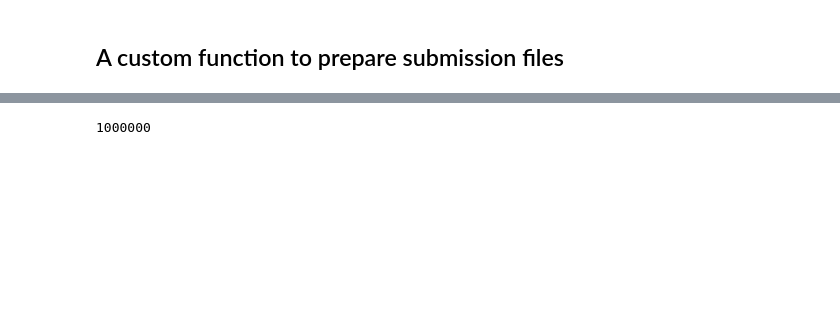
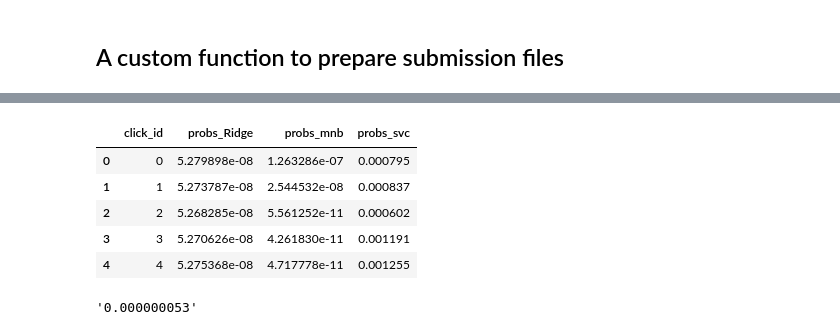
Before and after one commit to ayguno/User-click-detection-predictive-modeling, a Jupyter notebook: User-click-detection-predictive-modeling.ipynb, the cells around one changed output, grey strips where cells are left out. Saved outputs shown, nothing was run; the diff lists cells and outputs as text; code cells hidden in the pictures; blank space fills up the shorter version.

```diff
--- a/User-click-detection-predictive-modeling.ipynb
+++ b/User-click-detection-predictive-modeling.ipynb
@@ -1177,5 +1386,16 @@ def prepare_submission(predictions,filename = "new_submission"):
 # %%
 import numpy as np
-10**6
+prediction_frames.head()
 # %% [output]
-1000000
+|  | click_id | probs_Ridge | probs_mnb | probs_svc |
+| 0 | 0 | 5.279898e-08 | 1.263286e-07 | 0.000795 |
+| 1 | 1 | 5.273787e-08 | 2.544532e-08 | 0.000837 |
+| 2 | 2 | 5.268285e-08 | 5.561252e-11 | 0.000602 |
+| 3 | 3 | 5.270626e-08 | 4.261830e-11 | 0.001191 |
+| 4 | 4 | 5.275368e-08 | 4.717778e-11 | 0.001255 |
+# %%
+# Formatting example
+import numpy as np
+format(5.279898e-08,".9f")
+# %% [output]
+'0.000000053'
```
Also changed, not shown: parts of 34 cells of this notebook.
